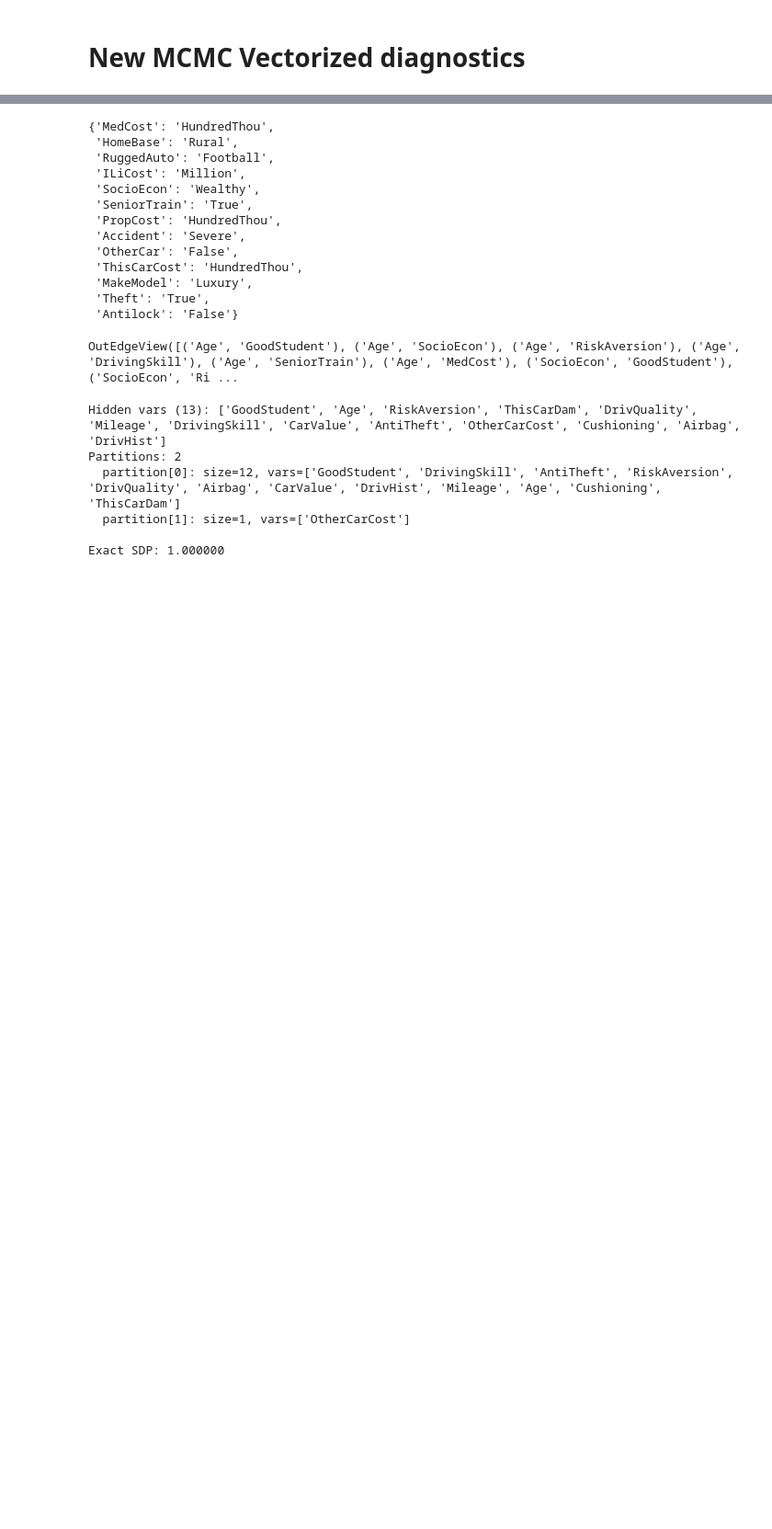
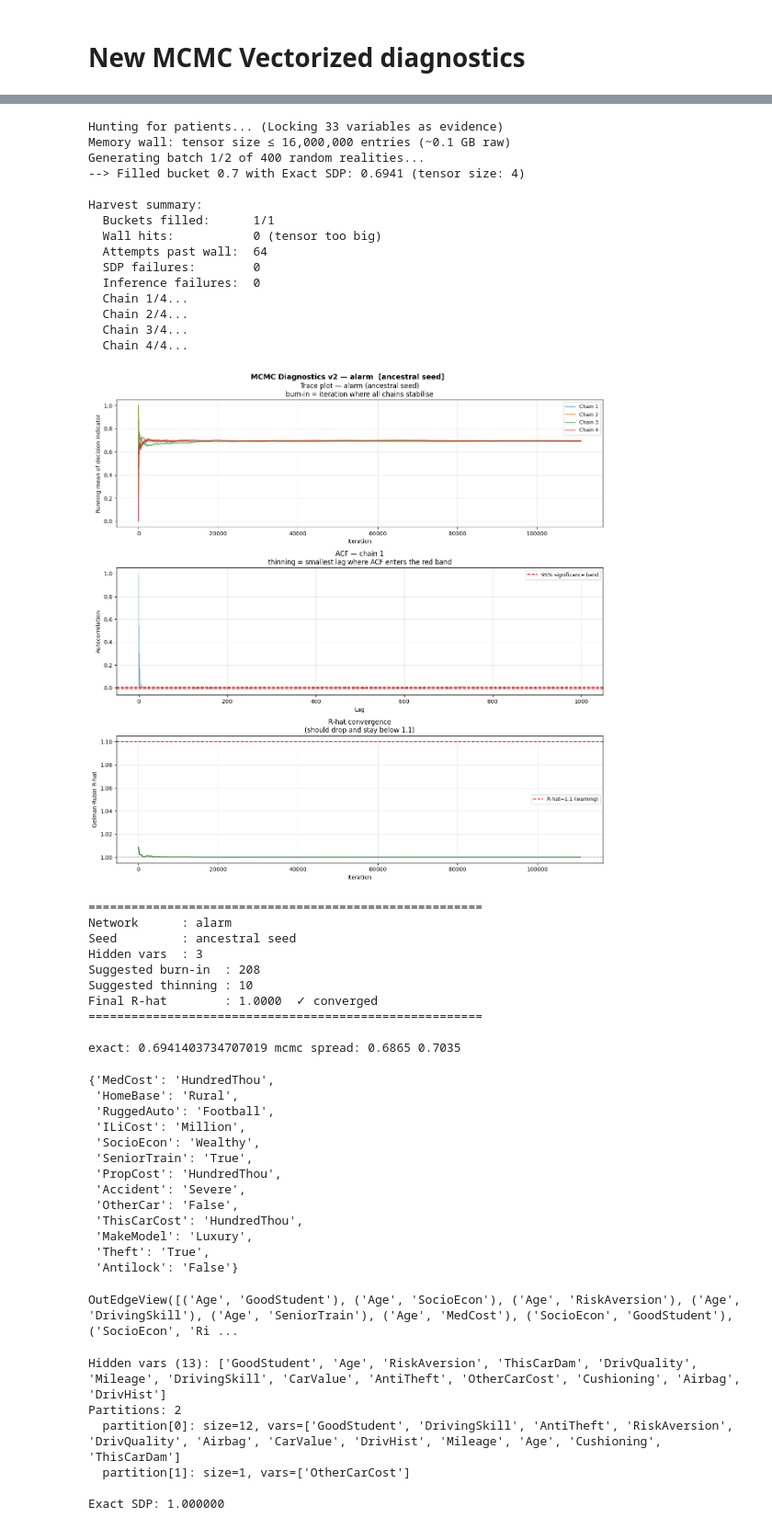
Before and after one commit to jpafcampos/explaining-BNs, a Jupyter notebook: src/mcmc_sanity_check.ipynb, the cells around one changed output, grey strips where cells are left out. Shown at 92% size. Cells and saved outputs as stored; diff of their text form; code cells hidden in the pictures; blank space fills up the shorter version.

```diff
--- a/src/mcmc_sanity_check.ipynb
+++ b/src/mcmc_sanity_check.ipynb
@@ -511,3 +664,55 @@ Final R-hat        : nan  ✗ NOT converged
+# %%
+# Use the SAME patient in both flows
+harvested = memory_aware_random_harvester(
+    model, target, target_value, 0.5,
+    n_evidence, buckets=[0.7], batch_size=400, max_batches=2,
+    max_tensor_entries=16_000_000,
+)
+patient, exact_sdp = harvested['buckets'][0.7]
+
+# Run diagnostics with production's settings
+diag = run_mcmc_diagnostics_v2(
+    model, target, target_value, patient, threshold=0.5,
+    n_iterations=111_000,        # match burn_in + n_samples * thinning
+    n_chains=4,
+    use_lw_seed=True,           # match production default
+)
+
+# And run production multiple times on the same patient
+estimates = [
+    fast_mcmc_sdp_estimation_new(model, target, target_value, patient, 0.5,
+                                 n_samples=2000, burn_in=3000, thinning=100,
+                                 use_lw_seed=True)
+    for _ in range(10)
+]
+print("exact:", exact_sdp, "mcmc spread:", min(estimates), max(estimates))
+# %% [output]
+Hunting for patients... (Locking 33 variables as evidence)
+Memory wall: tensor size ≤ 16,000,000 entries (~0.1 GB raw)
+Generating batch 1/2 of 400 random realities...
+--> Filled bucket 0.7 with Exact SDP: 0.6941 (tensor size: 4)
+
+Harvest summary:
+  Buckets filled:      1/1
+  Wall hits:           0 (tensor too big)
+  Attempts past wall:  64
+  SDP failures:        0
+  Inference failures:  0
+  Chain 1/4...
+  Chain 2/4...
+  Chain 3/4...
+  Chain 4/4...
+[figure, added]
+=======================================================
+Network      : alarm
+Seed         : ancestral seed
+Hidden vars  : 3
+Suggested burn-in  : 208
+Suggested thinning : 10
+Final R-hat        : 1.0000  ✓ converged
+=======================================================
+
+exact: 0.6941403734707019 mcmc spread: 0.6865 0.7035
 # %%
 patient
 # %% [output]
```
Also changed, not shown: parts of 4 cells of this notebook, 5 other files.
